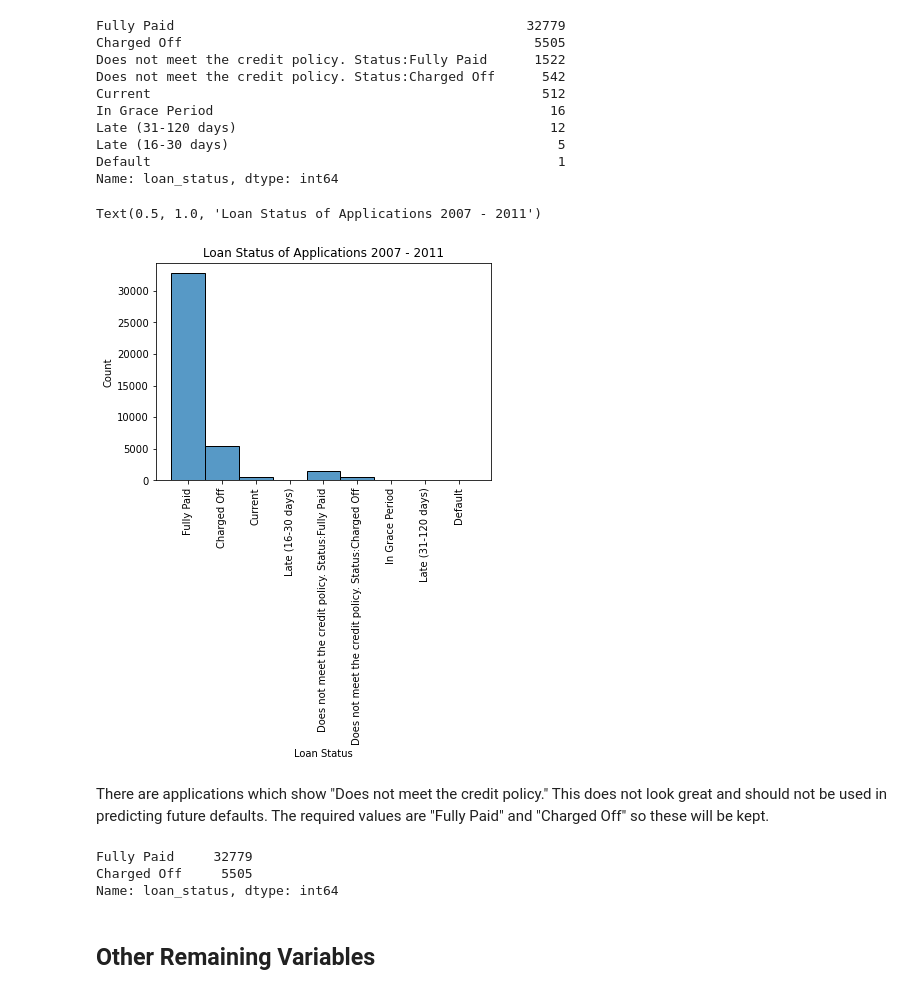
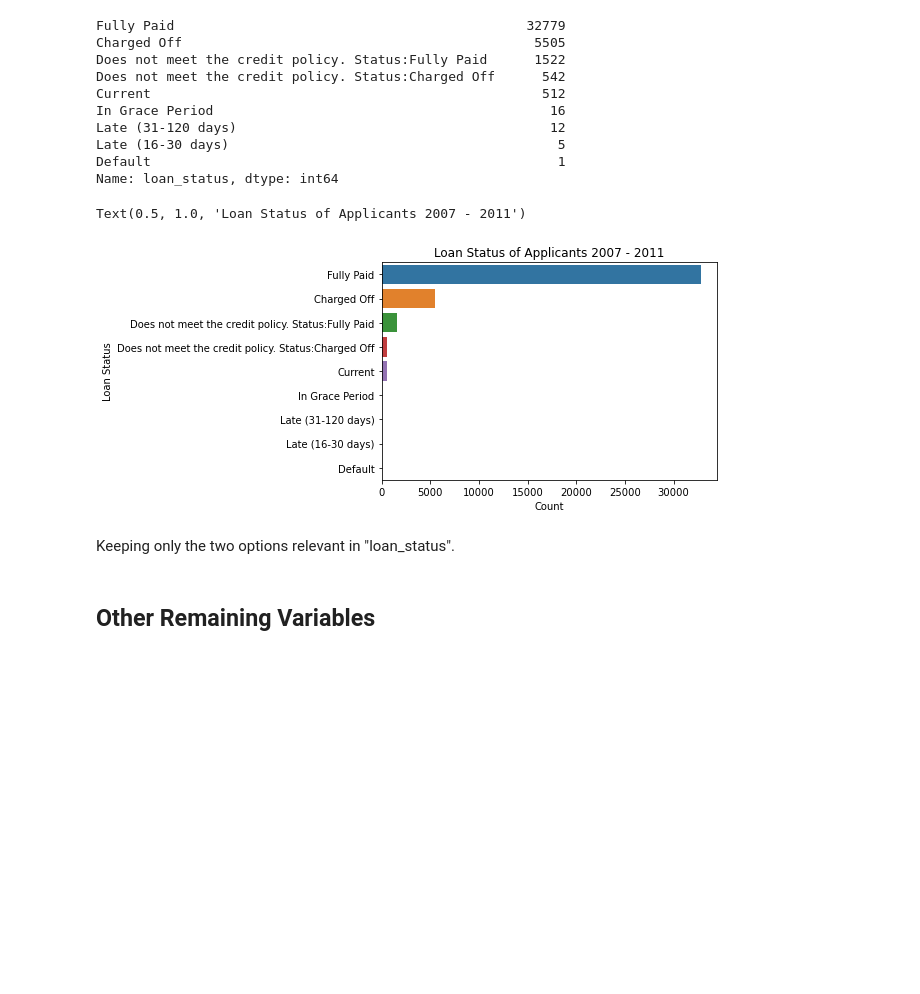
Before and after one commit to stephanieduncan/predicting_defaults_project, a Jupyter notebook: cleaning_script/cleaning_script.ipynb, the cells around one changed output. Saved outputs shown, nothing was run; the diff lists cells and outputs as text; code cells hidden in the pictures; blank space fills up the shorter version.

Commit message:
Loan plot

```diff
--- a/cleaning_script/cleaning_script.ipynb
+++ b/cleaning_script/cleaning_script.ipynb
@@ -283,7 +283,7 @@ Next payment date and issued date will also be removed for the aforementioned re
 mths_since_last_record, mths_since_last_delinq and next_pymnt_d also have thousands of missing values and are not relevant to predicting defaults so will be removed.
 # %%
 loans_clean = loans_clean.drop(["funded_amnt", "funded_amnt_inv", "pymnt_plan", "collections_12_mths_ex_med",
-                                "policy_code", "delinq_amnt", "last_fico_range_low",
+                                "delinq_amnt", "last_fico_range_low",
                                 "last_fico_range_high", "last_pymnt_d", "last_pymnt_amnt", "recoveries"],
                                axis = 1)
 loans_clean
@@ -304,3 +313,5 @@ loans_clean
+# %%
+loans_clean = loans_clean.drop(["policy_code"], axis = 1)
 # %%
 loans_clean.shape
 # %% [output]
@@ -308,6 +328,8 @@ loans_clean.shape
+# %%
+loans_clean = loans_clean.drop(["tax_liens"], axis = 1)
 # %%
 #Removing further variables which are irrelevant in default prediction
-loans_clean = loans_clean.drop(["tax_liens", "title", "revol_bal",
+loans_clean = loans_clean.drop(["title", "revol_bal",
                                 "initial_list_status", "out_prncp", "out_prncp_inv", "total_pymnt",
                                 "total_pymnt_inv", "total_rec_prncp", "total_rec_int", "total_rec_late_fee",
                                 "chargeoff_within_12_mths", "earliest_cr_line", "total_acc",
@@ -493,25 +515,21 @@ Late (16-30 days)                                          5
 Default                                                    1
 Name: loan_status, dtype: int64
 # %%
-sns.histplot(x = "loan_status", data = loans_data_clean)
-plt.xticks(rotation = 90)
-plt.xlabel("Loan Status")
-plt.ylabel("Count")
-plt.title("Loan Status of Applications 2007 - 2011")
+ax = sns.countplot(y = "loan_status", data = loans_data_clean,
+                   order = loans_data_clean["loan_status"].value_counts().index)
+plt.xlabel("Count")
+plt.ylabel("Loan Status")
+plt.title("Loan Status of Applicants 2007 - 2011")
 # %% [output]
-Text(0.5, 1.0, 'Loan Status of Applications 2007 - 2011')
+Text(0.5, 1.0, 'Loan Status of Applicants 2007 - 2011')
-[figure, old version]
+[figure, new version]
-# %% [markdown]
-There are applications which show "Does not meet the credit policy." This does not look great and should not be used in predicting future defaults. The required values are "Fully Paid" and "Charged Off" so these will be kept.
+# %% [markdown]
+Keeping only the two options relevant in "loan_status".
 # %%
 loans_data_clean = loans_data_clean[(loans_data_clean['loan_status'] == "Fully Paid")
                                     | (loans_data_clean['loan_status'] == "Charged Off")]
 # %%
 loans_data_clean['loan_status'].value_counts()
-# %% [output]
-Fully Paid     32779
-Charged Off     5505
-Name: loan_status, dtype: int64
 # %% [markdown]
 ## Other Remaining Variables
 # %% [markdown]
```
Also changed, not shown: parts of 29 cells of this notebook, 1 other file.
